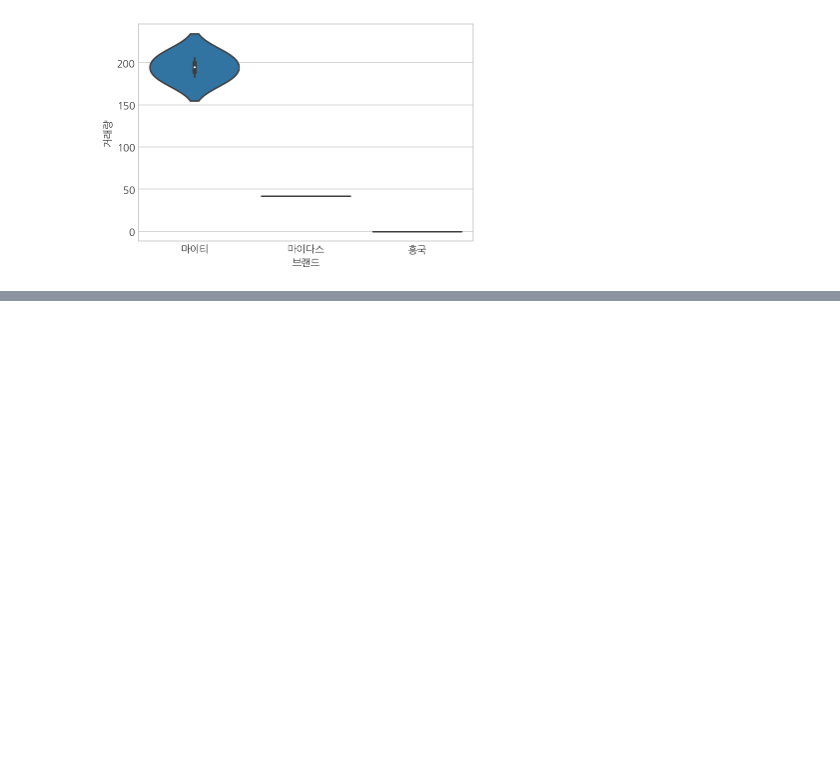
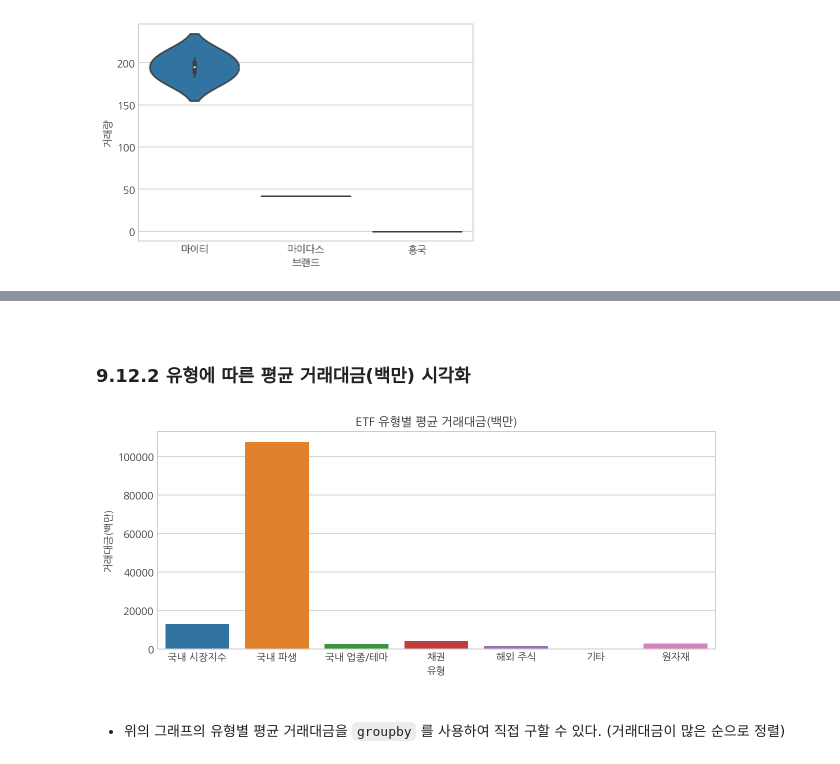
Before and after one commit to zgotter/financial-data-analysis-with-python, a Jupyter notebook: 09_ETF-data-analysis-and-visualization.ipynb, the cells around one changed output, grey strips where cells are left out. Saved outputs shown, nothing was run; the diff lists cells and outputs as text; code cells hidden in the pictures; blank space fills up the shorter version.

```diff
--- a/09_ETF-data-analysis-and-visualization.ipynb
+++ b/09_ETF-data-analysis-and-visualization.ipynb
@@ -1232,0 +1271,14 @@ sns.barplot(data=df, x='유형', y='거래량') # estimator=mean (default)
+# %% [markdown]
+<br>
+
+### 9.12.2 유형에 따른 평균 거래대금(백만) 시각화
+# %%
+plt.figure(figsize=(10, 4))
+sns.barplot(data=df, x='유형', y='거래대금(백만)', ci=None).set_title('ETF 유형별 평균 거래대금(백만)')
+plt.show()
+# %% [output]
+[figure, added]
+# %% [markdown]
+<br>
+
+- 위의 그래프의 유형별 평균 거래대금을 `groupby` 를 사용하여 직접 구할 수 있다. (거래대금이 많은 순으로 정렬)
```
Also changed, not shown: parts of 25 cells of this notebook.
